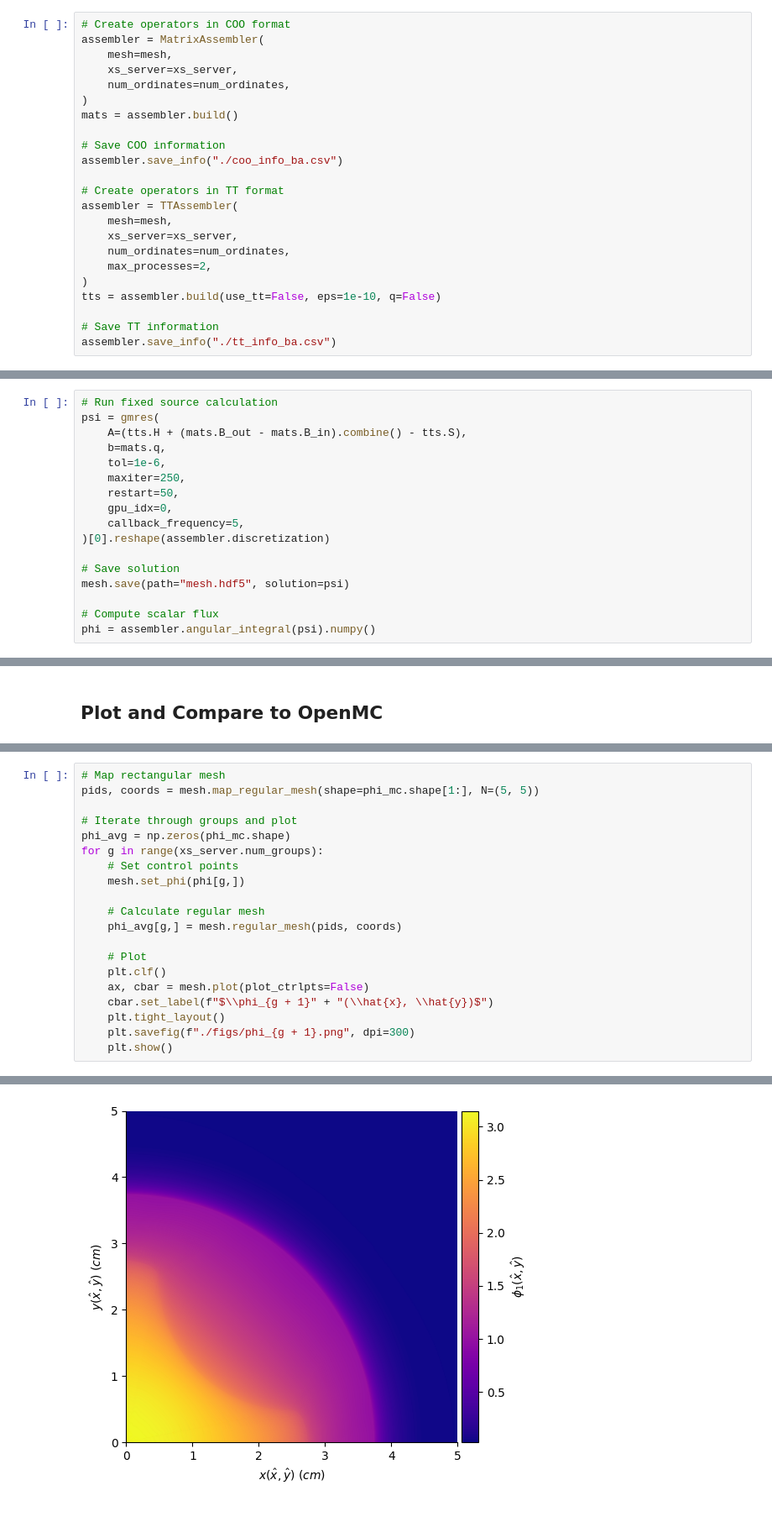
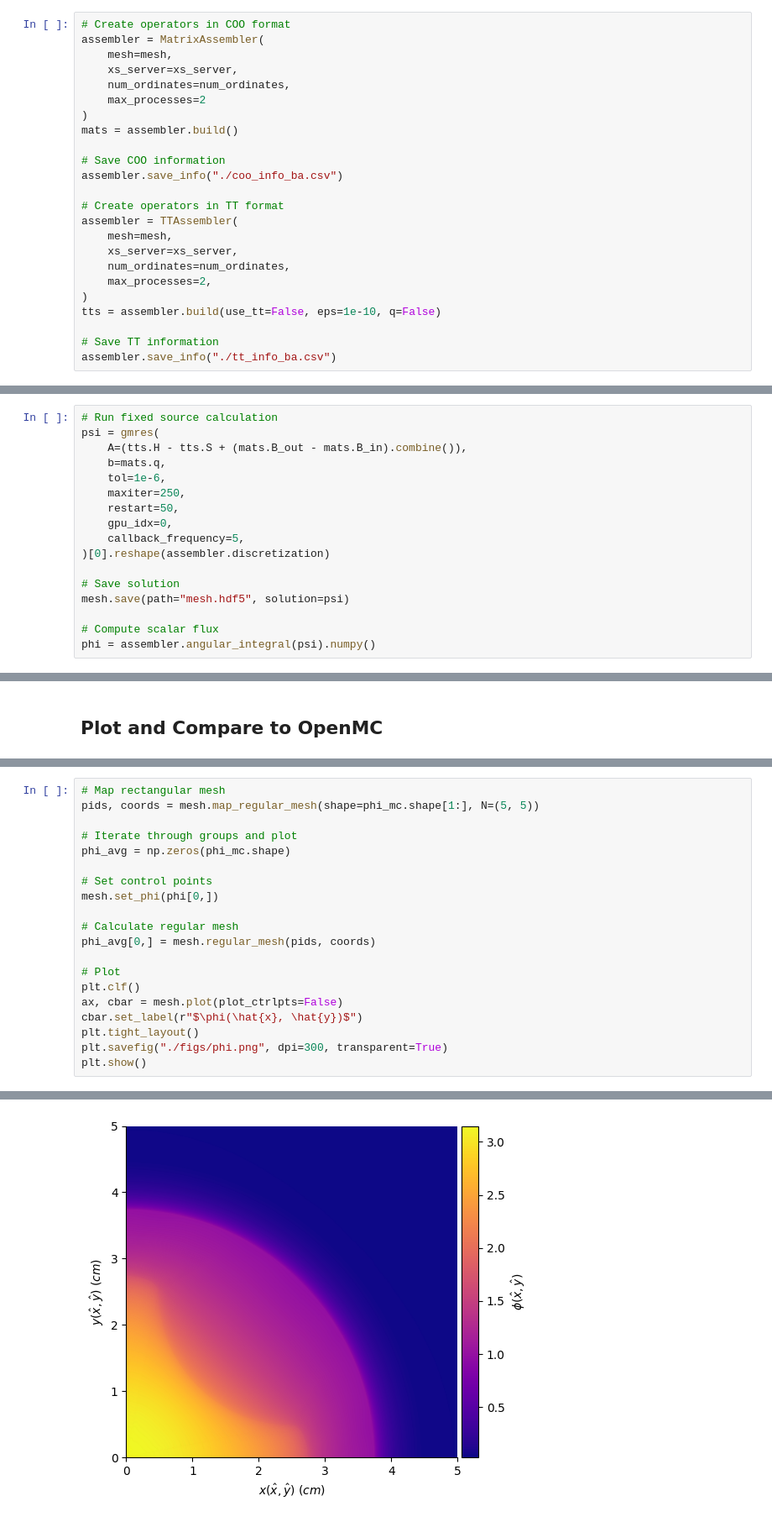
Before and after one commit to myerspat/ttnte, a Jupyter notebook: notebooks/fixed_source/cruciform/cruciform.ipynb, the cells around one changed output, grey strips where cells are left out. Shown: that part at 84% size. Saved outputs shown, nothing was run; the diff lists cells and outputs as text.

```diff
--- a/notebooks/fixed_source/cruciform/cruciform.ipynb
+++ b/notebooks/fixed_source/cruciform/cruciform.ipynb
@@ -133,6 +138,7 @@ assembler = MatrixAssembler(
     mesh=mesh,
     xs_server=xs_server,
     num_ordinates=num_ordinates,
+    max_processes=2
 )
 mats = assembler.build()
 
@@ -183,7 +189,7 @@ B_in            6,66,171,64,8             1777665.93
 # %%
 # Run fixed source calculation
 psi = gmres(
-    A=(tts.H + (mats.B_out - mats.B_in).combine() - tts.S),
+    A=(tts.H - tts.S + (mats.B_out - mats.B_in).combine()),
     b=mats.q,
     tol=1e-6,
     maxiter=250,
@@ -237,26 +243,26 @@ TIDG is 2.401158300157534 stdevs from OpenMC
 # %%
 # Map rectangular mesh
 pids, coords = mesh.map_regular_mesh(shape=phi_mc.shape[1:], N=(5, 5))
 
 # Iterate through groups and plot
 phi_avg = np.zeros(phi_mc.shape)
-for g in range(xs_server.num_groups):
-    # Set control points
-    mesh.set_phi(phi[g,])
 
-    # Calculate regular mesh
-    phi_avg[g,] = mesh.regular_mesh(pids, coords)
+# Set control points
+mesh.set_phi(phi[0,])
 
-    # Plot
-    plt.clf()
-    ax, cbar = mesh.plot(plot_ctrlpts=False)
-    cbar.set_label(f"$\\phi_{g + 1}" + "(\\hat{x}, \\hat{y})$")
-    plt.tight_layout()
-    plt.savefig(f"./figs/phi_{g + 1}.png", dpi=300)
-    plt.show()
+# Calculate regular mesh
+phi_avg[0,] = mesh.regular_mesh(pids, coords)
+
+# Plot
+plt.clf()
+ax, cbar = mesh.plot(plot_ctrlpts=False)
+cbar.set_label(r"$\phi(\hat{x}, \hat{y})$")
+plt.tight_layout()
+plt.savefig("./figs/phi.png", dpi=300, transparent=True)
+plt.show()
 # %% [output]
 <Figure size 640x480 with 0 Axes>
-[figure, old version]
+[figure, new version]
 # %%
 # Regular mesh
 X, Y = np.meshgrid(
```
Also changed, not shown: parts of 7 cells of this notebook, 11 other files.
